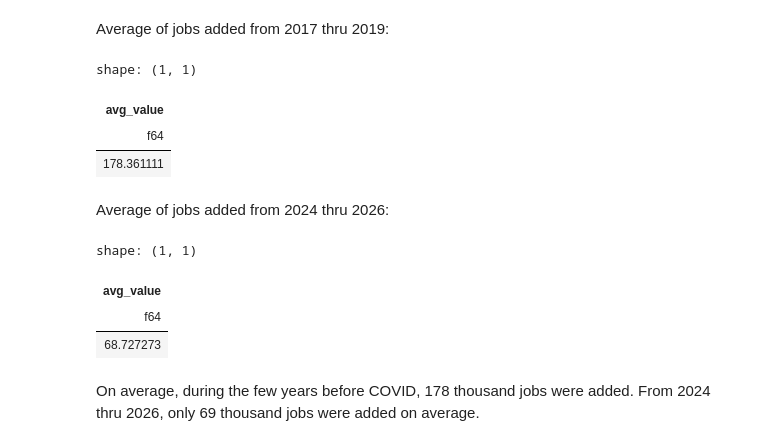
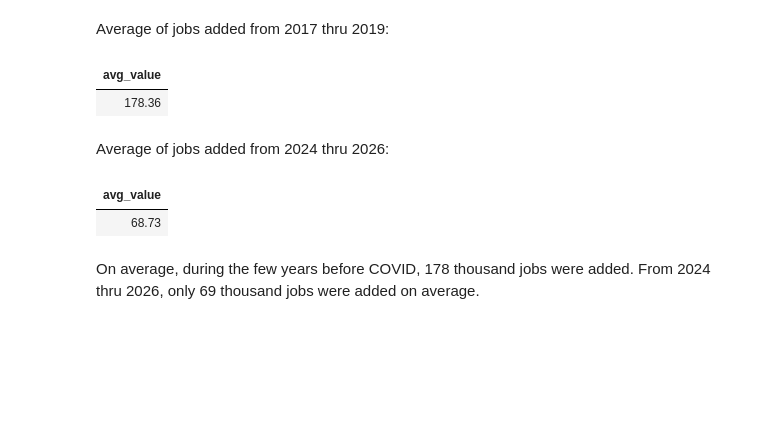
Before and after one commit to pybokeh/data-sets, a Jupyter notebook: bls/notebooks/index.ipynb, the cells around one changed output. Drawn from its saved outputs; the diff is of its cells as text; code cells hidden in the pictures; blank space fills up the shorter version.

Commit message:
Updated index.html to use great tables library for better looking tables

```diff
--- a/bls/notebooks/index.ipynb
+++ b/bls/notebooks/index.ipynb
@@ -35,12 +36,12 @@ with BLSClient() as client:
             pl.col("year_month")
         )
         .with_columns(
-            value_diff=pl.col("value").diff()
+            pl.col("value").diff().alias("Jobs Added (thousands)")
         )
     )
     client.plot_bls_series(df, "All employees, thousands, total nonfarm, seasonally adjusted")
     print("Last 13 recent months of data")
-    print(df.tail(13))
+    GT(df.tail(13)).cols_align(align="center").show()
 # %% [output]
 [figure]
 Last 13 recent months of data
@@ -73,12 +72,12 @@ with BLSClient() as client:
             pl.col("year_month")
         )
         .with_columns(
-            value_diff=pl.col("value").diff()
+            pl.col("value").diff().alias("Jobs Added (thousands)")
         )
     )
     client.plot_bls_series(df, "All employees, thousands, private sector, seasonally adjusted")
     print("Last 13 recent months of data")
-    print(df.tail(13))
+    GT(df.tail(13)).cols_align(align="center").show()
 # %% [output]
 [figure]
 Last 13 recent months of data
@@ -109,7 +106,7 @@ with BLSClient() as client:
     df = client.fetch_df(series_id="CES0000000026", start_year=2007, end_year=2026)
     client.plot_bls_series(df, "All employees, 3-month average change, thousands, total nonfarm, seasonally adjusted")
     print("Last 5 recent months of data")
-    print(df.tail(5))
+    GT(df.tail(5)).show()
 # %% [output]
 [figure]
 Last 5 recent months of data
@@ -133,38 +124,48 @@ But, let's quantify pre-COVID employment vs employment during 2024-2026.
 Average of jobs added from 2017 thru 2019:
 # %%
 #| echo: true
+#| code-fold: true
+#| code-summary: "Show code"
 (
-    df
-    .filter(
-        pl.col("year").is_in(["2017","2018","2019"])
+    GT(
+        df
+        .filter(
+            pl.col("year").is_in(["2017","2018","2019"])
+        )
+        .select(
+            pl.col("value").mean().alias("avg_value")
+        )
     )
-    .select(
-        pl.col("value").mean().alias("avg_value")
-    )
+    .fmt_number(columns="avg_value", decimals=2)
+    .cols_align(align="center")
+    .show()
 )
 # %% [output]
-shape: (1, 1)
 | avg_value |
-| f64 |
-| 178.361111 |
+| 178.36 |
 # %% [markdown]
 Average of jobs added from 2024 thru 2026:
 # %%
 #| echo: true
+#| code-fold: true
+#| code-summary: "Show code"
 (
-    df
-    .filter(
-        pl.col("year").is_in(["2024","2025","2026"])
+    GT(
+        df
+        .filter(
+            pl.col("year").is_in(["2024","2025","2026"])
+        )
+        .select(
+            pl.col("value").mean().alias("avg_value")
+        )
     )
-    .select(
-        pl.col("value").mean().alias("avg_value")
-    )
+    .fmt_number(columns="avg_value", decimals=2)
+    .cols_align(align="center")
+    .show()
 )
 # %% [output]
-shape: (1, 1)
 | avg_value |
-| f64 |
-| 68.727273 |
+| 68.73 |
 # %% [markdown]
 On average, during the few years before COVID, 178 thousand jobs were added.  From 2024 thru 2026, only 69 thousand jobs were added on average.
 # %% [markdown]
```
Also changed, not shown: parts of 8 cells of this notebook, 2 other files.
